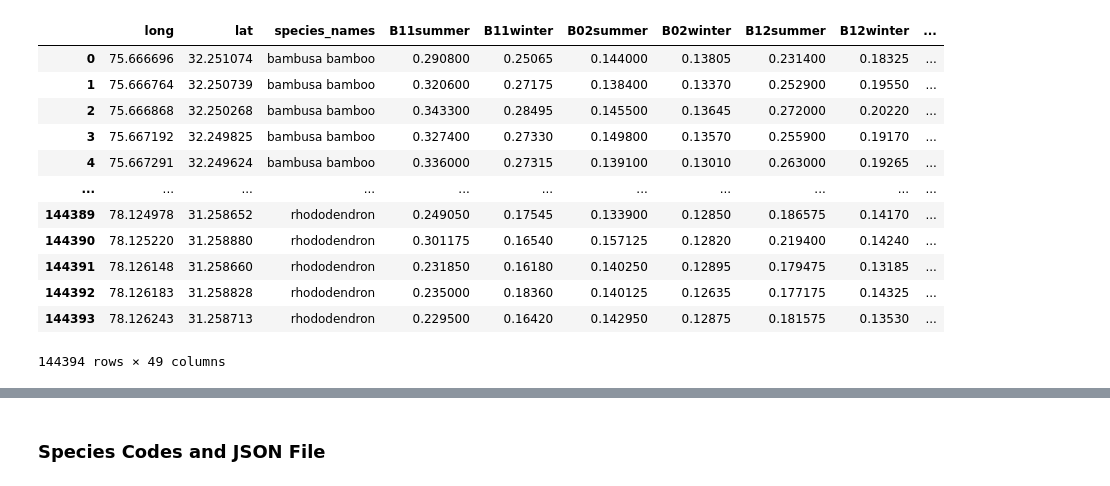
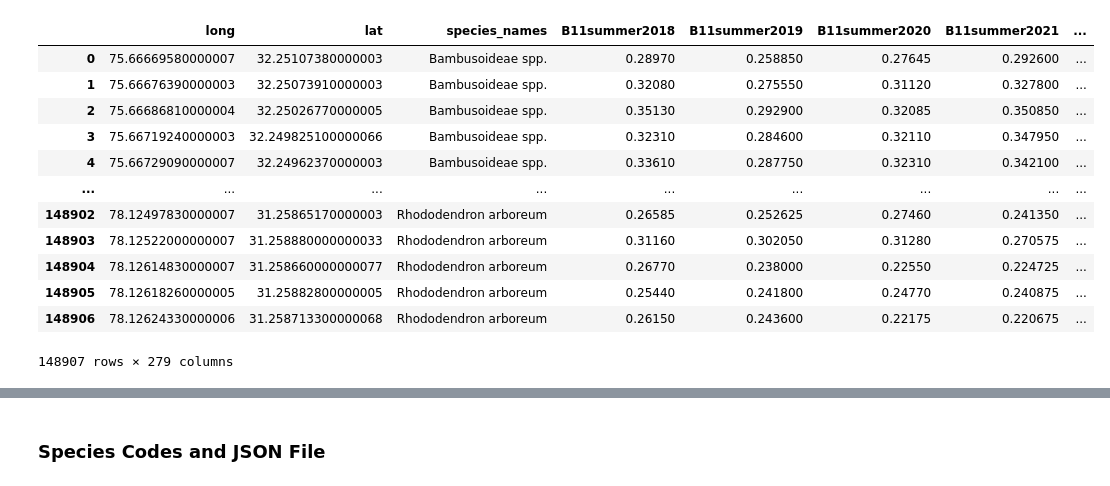
Before and after one commit to ewannthomas/species-distribution-satellite, a Jupyter notebook: src/make_model_df.ipynb, the cells around one changed output, grey strips where cells are left out. Saved outputs shown, nothing was run; the diff lists cells and outputs as text; code cells hidden in the pictures.

Commit message:
Initiating Modelling

```diff
--- a/src/make_model_df.ipynb
+++ b/src/make_model_df.ipynb
@@ -10,11 +11,14 @@ pd.set_option('display.max_columns', 1000)
 # Defining directories
 dir_path = Path.cwd().parent
 data_folder = dir_path.joinpath("data/processed")
-s1_path = data_folder.joinpath("sent1_season_medians_widened.csv")
-s2_path = data_folder.joinpath("sent2_season_medians_widened.csv")
 
+#training frames
+s1_path = data_folder.joinpath("sent1_train_season_medians_widened.parquet")
+s2_path = data_folder.joinpath("sent2_train_season_medians_widened.parquet")
+cov_path = data_folder.joinpath("cov_final.parquet")
 
-model_df_path = dir_path.joinpath("data/model_df.csv")
+model_df_path = data_folder.joinpath("model_df.csv")
+species_model_df_path = data_folder.joinpath('species_train_df.csv')
 species_dict_path = dir_path.joinpath("data/species_dict.json")
 
 index_cols = ["long", "lat", "species_names"]
@@ -38,17 +42,17 @@ s1
 # %%
-s2 = pd.read_csv(s2_path)
+s2 = pd.read_parquet(s2_path)
 s2
 # %% [output]
-|  | long | lat | species_names | B11summer | B11winter | B02summer | B02winter | B12summer | B12winter | ... |
-| 0 | 75.666696 | 32.251074 | bambusa bamboo | 0.290800 | 0.25065 | 0.144000 | 0.13805 | 0.231400 | 0.18325 | ... |
-| 1 | 75.666764 | 32.250739 | bambusa bamboo | 0.320600 | 0.27175 | 0.138400 | 0.13370 | 0.252900 | 0.19550 | ... |
-| 2 | 75.666868 | 32.250268 | bambusa bamboo | 0.343300 | 0.28495 | 0.145500 | 0.13645 | 0.272000 | 0.20220 | ... |
-| 3 | 75.667192 | 32.249825 | bambusa bamboo | 0.327400 | 0.27330 | 0.149800 | 0.13570 | 0.255900 | 0.19170 | ... |
-| 4 | 75.667291 | 32.249624 | bambusa bamboo | 0.336000 | 0.27315 | 0.139100 | 0.13010 | 0.263000 | 0.19265 | ... |
-| ... | ... | ... | ... | ... | ... | ... | ... | ... | ... | ... |
-| 144389 | 78.124978 | 31.258652 | rhododendron | 0.249050 | 0.17545 | 0.133900 | 0.12850 | 0.186575 | 0.14170 | ... |
-| 144390 | 78.125220 | 31.258880 | rhododendron | 0.301175 | 0.16540 | 0.157125 | 0.12820 | 0.219400 | 0.14240 | ... |
-| 144391 | 78.126148 | 31.258660 | rhododendron | 0.231850 | 0.16180 | 0.140250 | 0.12895 | 0.179475 | 0.13185 | ... |
-| 144392 | 78.126183 | 31.258828 | rhododendron | 0.235000 | 0.18360 | 0.140125 | 0.12635 | 0.177175 | 0.14325 | ... |
-| 144393 | 78.126243 | 31.258713 | rhododendron | 0.229500 | 0.16420 | 0.142950 | 0.12875 | 0.181575 | 0.13530 | ... |
+|  | long | lat | species_names | B11summer2018 | B11summer2019 | B11summer2020 | B11summer2021 | ... |
+| 0 | 75.66669580000007 | 32.25107380000003 | Bambusoideae spp. | 0.28970 | 0.258850 | 0.27645 | 0.292600 | ... |
+| 1 | 75.66676390000003 | 32.25073910000003 | Bambusoideae spp. | 0.32080 | 0.275550 | 0.31120 | 0.327800 | ... |
+| 2 | 75.66686810000004 | 32.25026770000005 | Bambusoideae spp. | 0.35130 | 0.292900 | 0.32085 | 0.350850 | ... |
+| 3 | 75.66719240000003 | 32.249825100000066 | Bambusoideae spp. | 0.32310 | 0.284600 | 0.32110 | 0.347950 | ... |
+| 4 | 75.66729090000007 | 32.24962370000003 | Bambusoideae spp. | 0.33610 | 0.287750 | 0.32310 | 0.342100 | ... |
+| ... | ... | ... | ... | ... | ... | ... | ... | ... |
+| 148902 | 78.12497830000007 | 31.25865170000003 | Rhododendron arboreum | 0.26585 | 0.252625 | 0.27460 | 0.241350 | ... |
+| 148903 | 78.12522000000007 | 31.258880000000033 | Rhododendron arboreum | 0.31160 | 0.302050 | 0.31280 | 0.270575 | ... |
+| 148904 | 78.12614830000007 | 31.258660000000077 | Rhododendron arboreum | 0.26770 | 0.238000 | 0.22550 | 0.224725 | ... |
+| 148905 | 78.12618260000005 | 31.25882800000005 | Rhododendron arboreum | 0.25440 | 0.241800 | 0.24770 | 0.240875 | ... |
+| 148906 | 78.12624330000006 | 31.258713300000068 | Rhododendron arboreum | 0.26150 | 0.243600 | 0.22175 | 0.220675 | ... |
-144394 rows × 49 columns
+148907 rows × 279 columns
```
Also changed, not shown: parts of 14 cells of this notebook, 23 other files.
